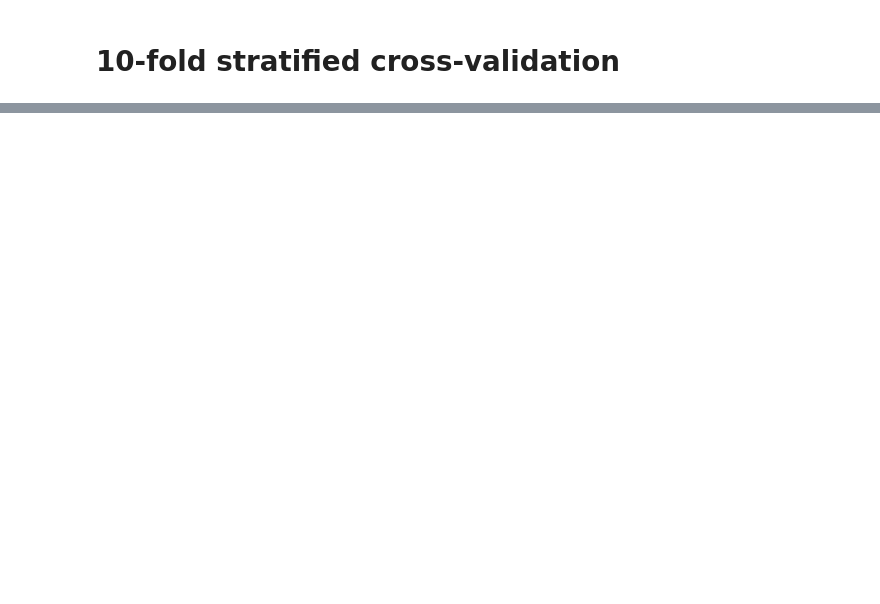
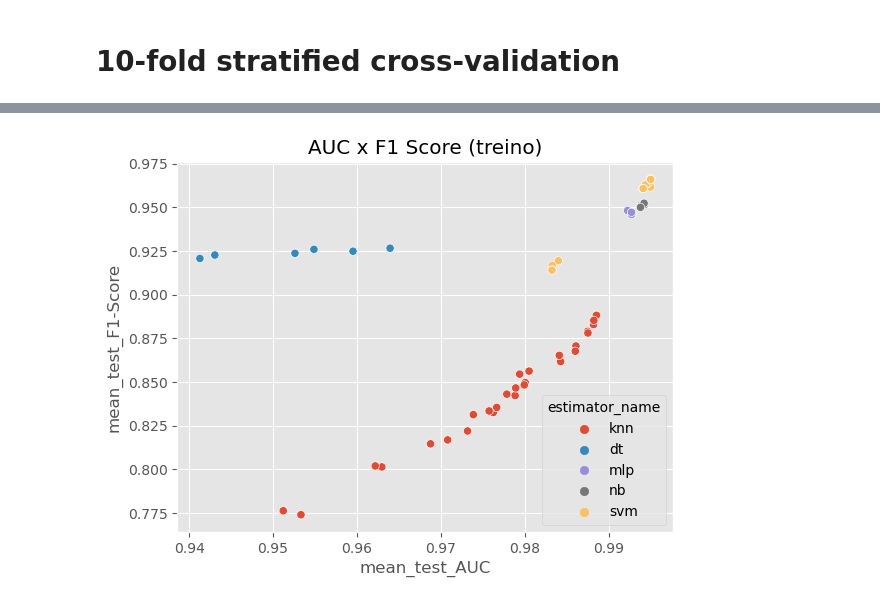
Before and after one commit to cafcaio/pes_proj_ml_1, a Jupyter notebook: splice_analysis.ipynb, the cells around one changed output, grey strips where cells are left out. Saved outputs shown, nothing was run; the diff lists cells and outputs as text; code cells hidden in the pictures; blank space fills up the shorter version.

Commit message:
Novas visualizações e métricas

```diff
--- a/splice_analysis.ipynb
+++ b/splice_analysis.ipynb
@@ -386 +375,8 @@ pd.DataFrame(results['svm'])
+# %%
+#potencialmente existe algum erro de cálculo nos scors do SVM
+sns.scatterplot(x='mean_test_AUC', y='mean_test_F1-Score', data=results_df, hue='estimator_name')
+plt.title("AUC x F1 Score (treino)")
+plt.show()
+# %% [output]
+[figure, added]
 # %%
```
Also changed, not shown: parts of 31 cells of this notebook.
